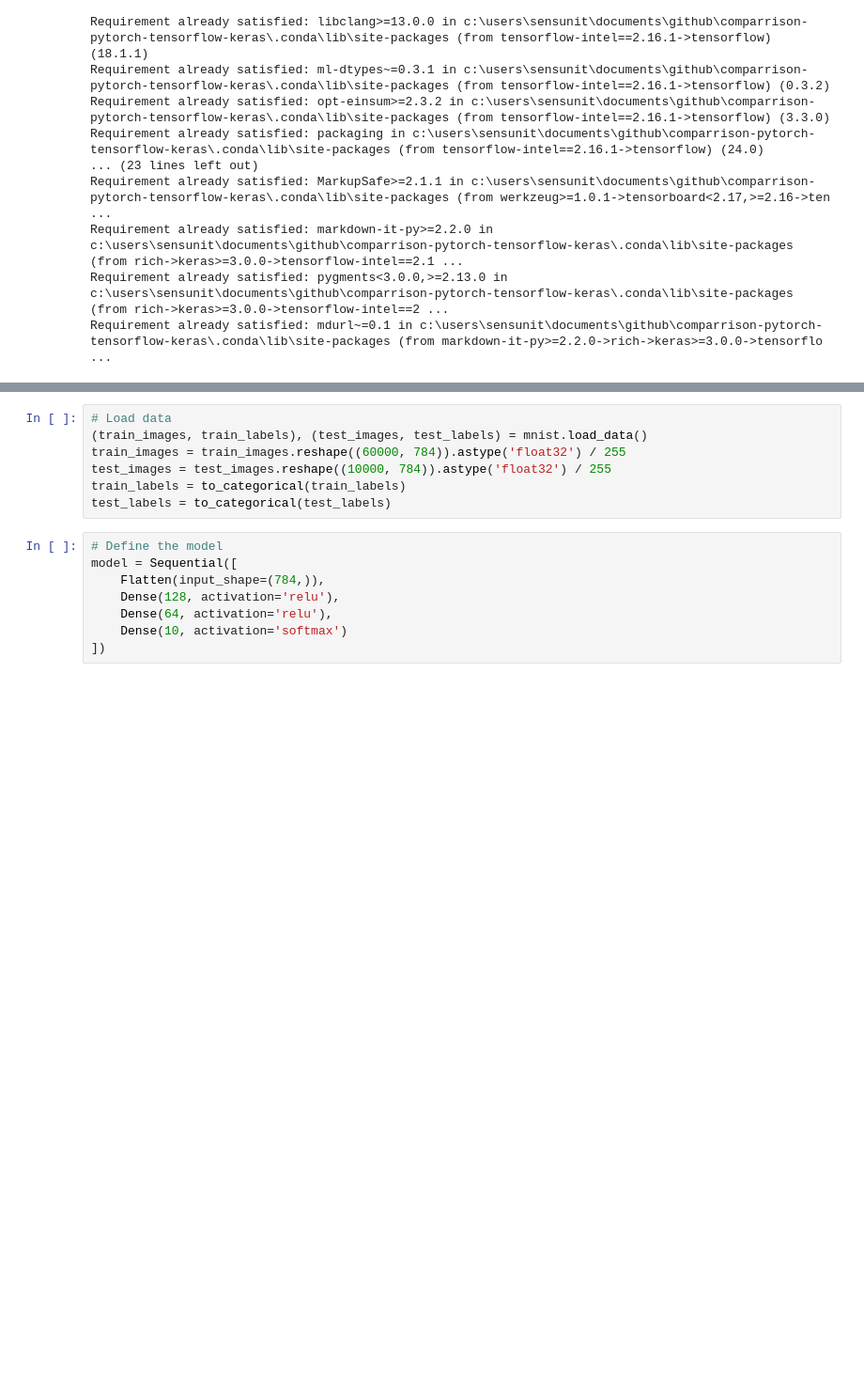
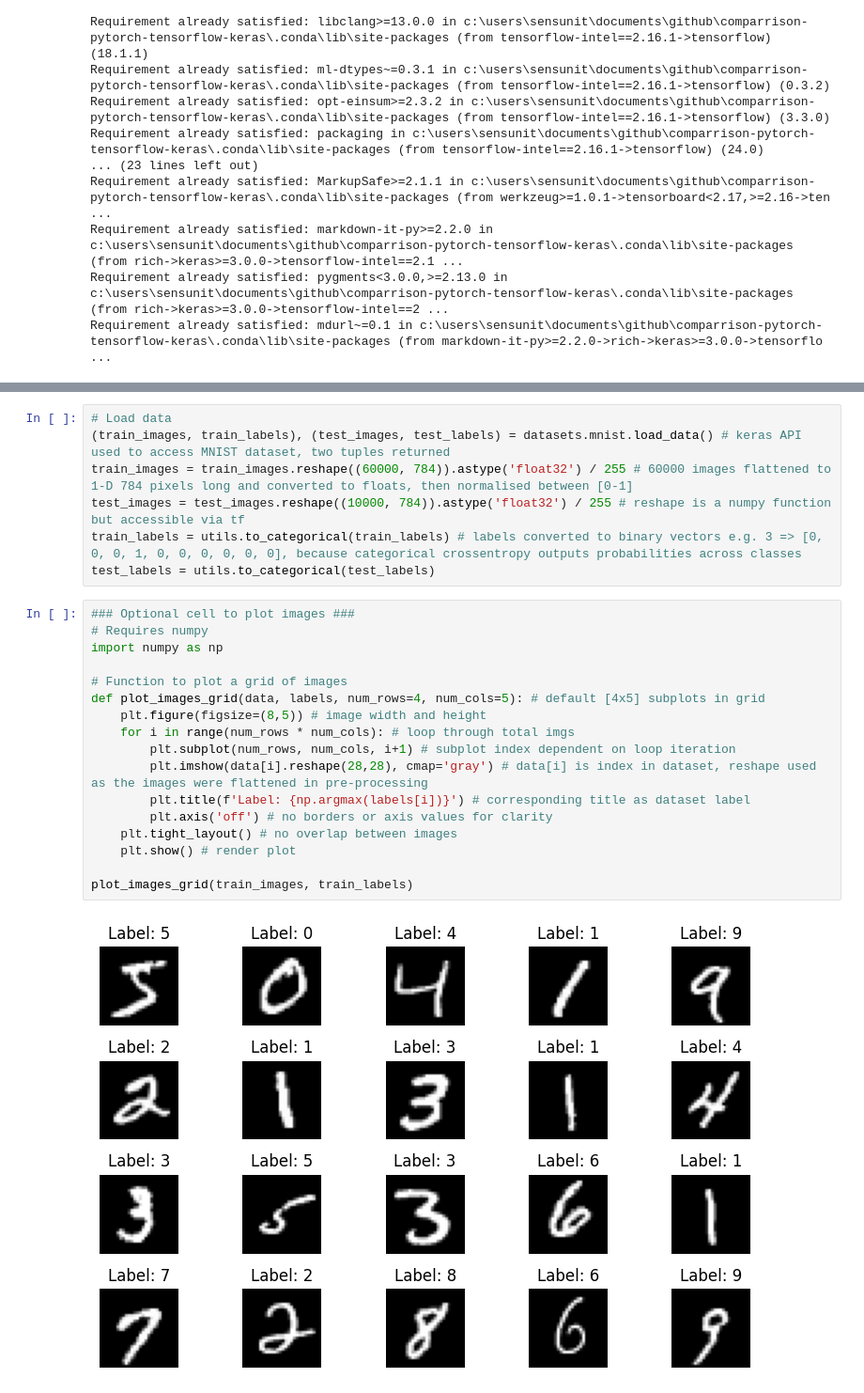
Before and after one commit to benjamin-hutchings/comparrison-pytorch-tensorflow-keras, a Jupyter notebook: keras_script.ipynb, the cells around one changed output, grey strips where cells are left out. Shown at 94% size. Saved outputs shown, nothing was run; the diff lists cells and outputs as text; blank space fills up the shorter version.

Commit message:
Update keras_script.py
Verbose, datasets and stats visualised

```diff
--- a/keras_script.ipynb
+++ b/keras_script.ipynb
@@ -28,15 +35,26 @@ from tensorflow import keras
 # %%
 # Load data
-(train_images, train_labels), (test_images, test_labels) = mnist.load_data()
-train_images = train_images.reshape((60000, 784)).astype('float32') / 255
-test_images = test_images.reshape((10000, 784)).astype('float32') / 255
-train_labels = to_categorical(train_labels)
-test_labels = to_categorical(test_labels)
+(train_images, train_labels), (test_images, test_labels) = datasets.mnist.load_data() # keras API used to access MNIST dataset, two tuples returned
+train_images = train_images.reshape((60000, 784)).astype('float32') / 255 # 60000 images flattened to 1-D 784 pixels long and converted to floats, then normalised between [0-1]
+test_images = test_images.reshape((10000, 784)).astype('float32') / 255 # reshape is a numpy function but accessible via tf
+train_labels = utils.to_categorical(train_labels) # labels converted to binary vectors e.g. 3 => [0, 0, 0, 1, 0, 0, 0, 0, 0, 0], because categorical crossentropy outputs probabilities across classes
+test_labels = utils.to_categorical(test_labels)
-# %%
-# Define the model
-model = Sequential([
-    Flatten(input_shape=(784,)),
-    Dense(128, activation='relu'),
-    Dense(64, activation='relu'),
-    Dense(10, activation='softmax')
-])
+# %%
+### Optional cell to plot images ###
+# Requires numpy
+import numpy as np
+
+# Function to plot a grid of images
+def plot_images_grid(data, labels, num_rows=4, num_cols=5): # default [4x5] subplots in grid
+    plt.figure(figsize=(8,5)) # image width and height
+    for i in range(num_rows * num_cols): # loop through total imgs
+        plt.subplot(num_rows, num_cols, i+1) # subplot index dependent on loop iteration
+        plt.imshow(data[i].reshape(28,28), cmap='gray') # data[i] is index in dataset, reshape used as the images were flattened in pre-processing
+        plt.title(f'Label: {np.argmax(labels[i])}') # corresponding title as dataset label
+        plt.axis('off') # no borders or axis values for clarity
+    plt.tight_layout() # no overlap between images
+    plt.show() # render plot
+
+plot_images_grid(train_images, train_labels)
+# %% [output]
+[figure, added]
```
Also changed, not shown: parts of 8 cells of this notebook, 1 other file.
